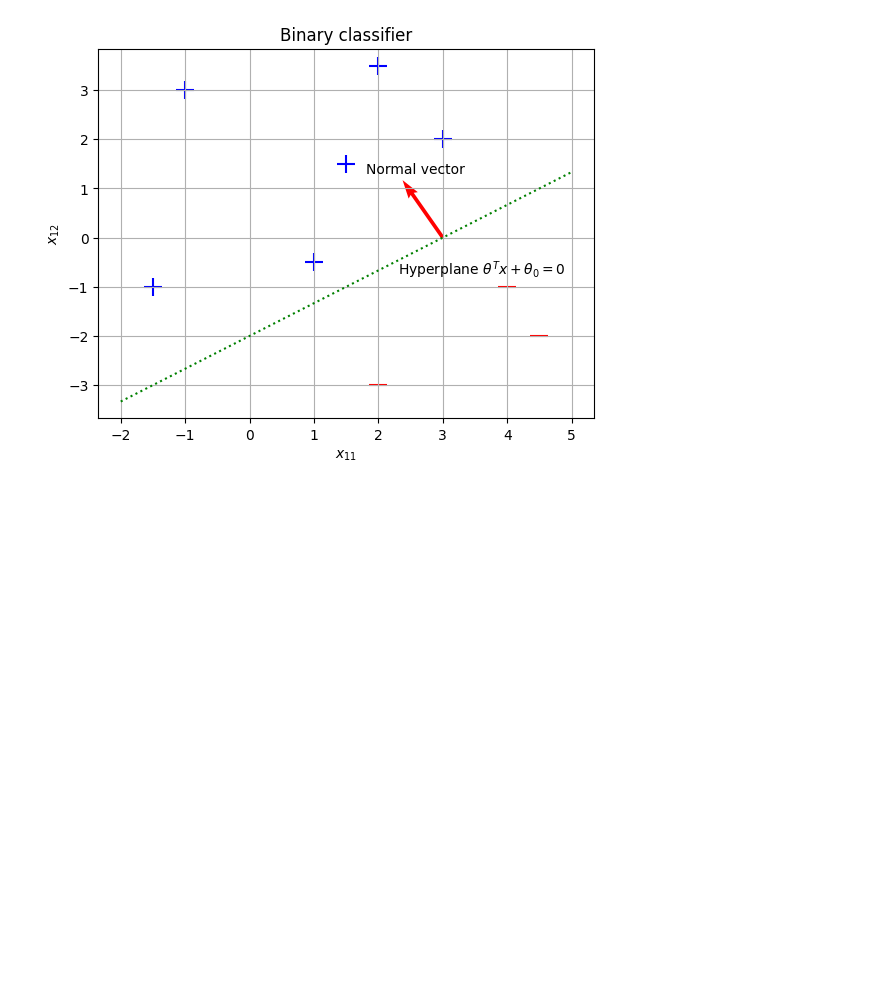
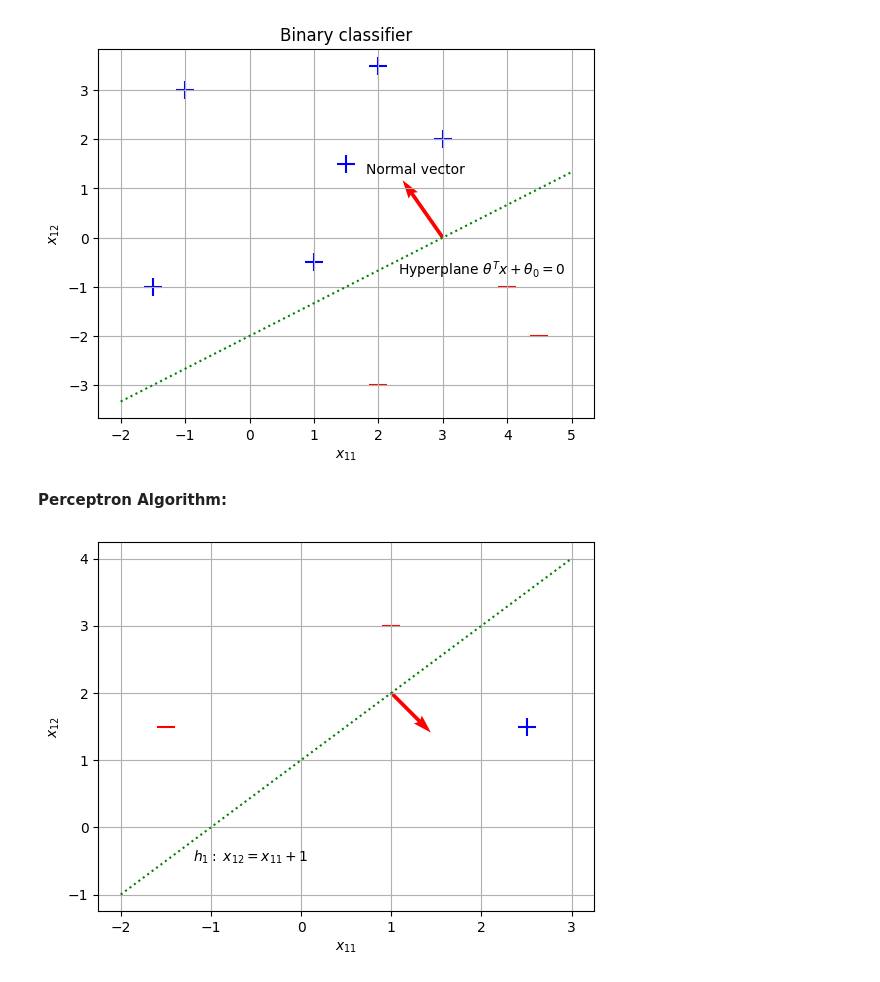
Before and after one commit to pquynhvu/ML, a Jupyter notebook: linear-classifiers.ipynb, the cells around one changed output. Cells and saved outputs as stored; diff of their text form; code cells hidden in the pictures; blank space fills up the shorter version.

```diff
--- a/linear-classifiers.ipynb
+++ b/linear-classifiers.ipynb
@@ -7 +9,15 @@ import pandas as pd
+# %%
+x = np.array([[3,2],[4,-1], [- 1, 3], [1.5, 1.5], [2, 3.5], [-1.5, -1], [1, -0.5], [2, -3], [4.5, -2]])
+X = pd.DataFrame(x, columns=['x11', 'x12'])
+
+theta = np.array([- 1, 1.5]).reshape(2, 1)
+theta_null = 3
+h = []
+
+for i in range(x.shape[0]):
+    y = x[i,:].reshape(2, 1)
+    z = np.matmul(theta.T, y) + theta_null
+    h.append(np.sign(z)[0][0])
+
+X = X.assign(h = h)
 # %%
@@ -33,3 +36,30 @@ plt.grid()
 plt.show()
 # %% [output]
 [figure]
+# %% [markdown]
+**Perceptron Algorithm:**
+# %%
+x = np.array([[1,3],[2.5, 1.5], [-1.5, 1.5]])
+X = pd.DataFrame(x, columns=['x11', 'x12'])
+
+theta = np.array([1, - 1]).reshape(2, 1)
+theta_null = 1
+
+h = []
+for i in range(x.shape[0]):
+    y = x[i,:].reshape(2, 1)
+    z = np.matmul(theta.T, y) + theta_null
+    h.append(np.sign(z)[0][0])
+
+X = X.assign(h1 = h)
+# %%
+plt.scatter(X[X['h1'] > 0]['x11'], X[X['h1'] > 0]['x12'], marker='+', s=150, c='b')
+plt.scatter(X[X['h1'] < 0]['x11'], X[X['h1'] < 0]['x12'], marker='_', s=150, c='r')
+plt.plot(np.linspace(-2, 3, num=10), np.linspace(-2, 3, num=10) + 1, 'g:')
+plt.text(-1.2, -0.5, '$h_1:$ $x_{12} = x_{11} + 1$')
+plt.quiver(1, 2, 0.5, -0.5, color='r', units='xy', scale=1)
+plt.xlabel('$x_{11}$')
+plt.ylabel('$x_{12}$')
+plt.grid()
+# %% [output]
+[figure, added]
```
Also changed, not shown: parts of 5 cells of this notebook.
